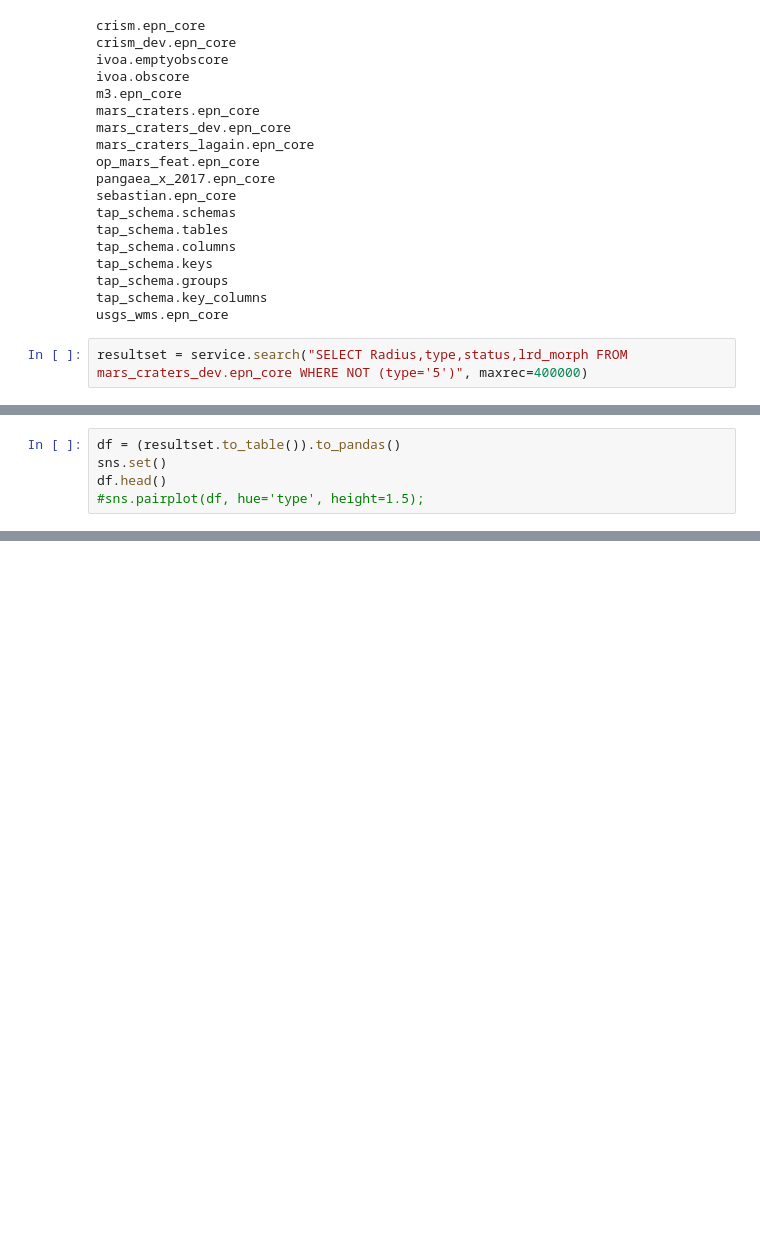
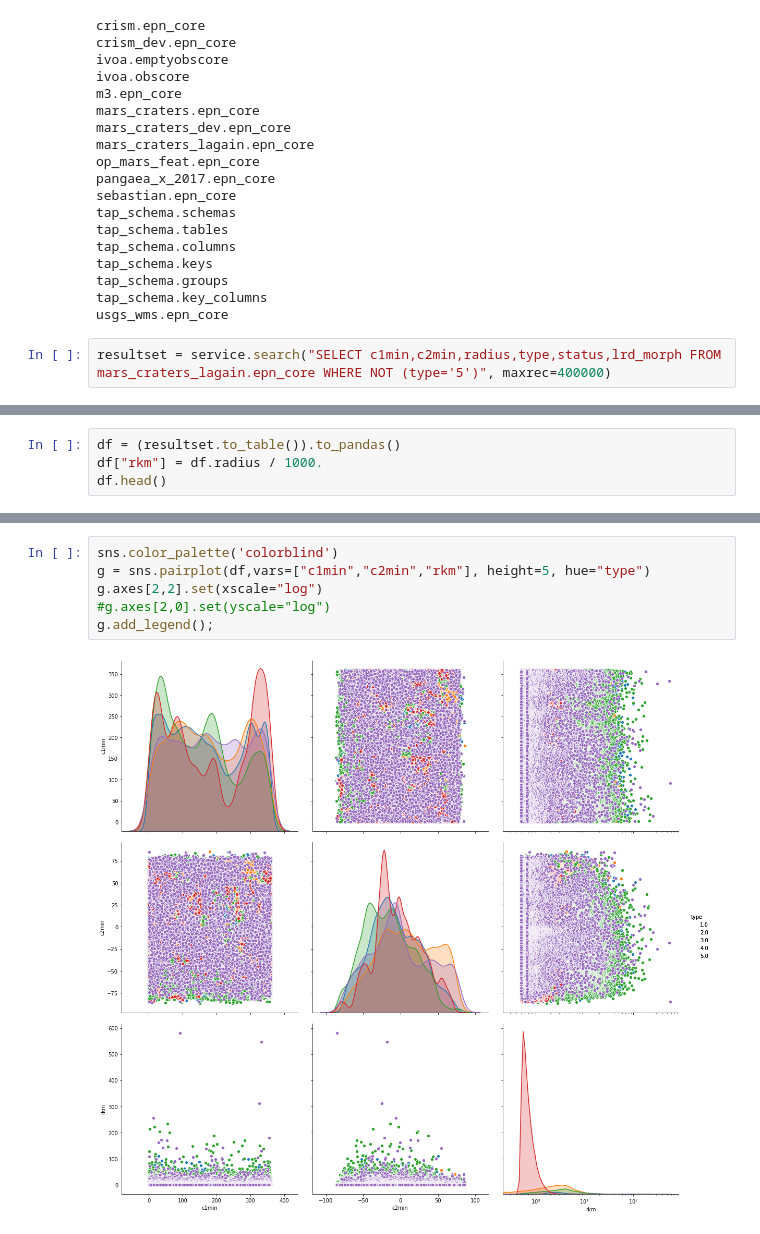
Before and after one commit to openplanetary/vespamap19tutorials, a Jupyter notebook: planetaryskl/notebooks/datadiscovery.ipynb, the cells around one changed output, grey strips where cells are left out. Saved outputs shown, nothing was run; the diff lists cells and outputs as text; blank space fills up the shorter version.

```diff
--- a/planetaryskl/notebooks/datadiscovery.ipynb
+++ b/planetaryskl/notebooks/datadiscovery.ipynb
@@ -34,4 +38,4 @@ tap_schema.groups
 tap_schema.key_columns
 usgs_wms.epn_core
 # %%
-resultset = service.search("SELECT Radius,type,status,lrd_morph FROM mars_craters_dev.epn_core WHERE NOT (type='5')", maxrec=400000)
+resultset = service.search("SELECT c1min,c2min,radius,type,status,lrd_morph FROM mars_craters_lagain.epn_core WHERE NOT (type='5')", maxrec=400000)
@@ -40,5 +41,0 @@ DALQueryError: Field query: No such field known: column u'radius' could not be l
-# %%
-df = (resultset.to_table()).to_pandas()
-sns.set()
-df.head()
-#sns.pairplot(df, hue='type', height=1.5);
@@ -51,0 +42,4 @@ df.head()
+# %%
+df = (resultset.to_table()).to_pandas()
+df["rkm"] = df.radius / 1000.
+df.head()
@@ -51,0 +53,8 @@ df.head()
+# %%
+sns.color_palette('colorblind')
+g = sns.pairplot(df,vars=["c1min","c2min","rkm"], height=5, hue="type")
+g.axes[2,2].set(xscale="log")
+#g.axes[2,0].set(yscale="log")
+g.add_legend();
+# %% [output]
+[figure, added]
```
Also changed, not shown: parts of 6 cells of this notebook.
